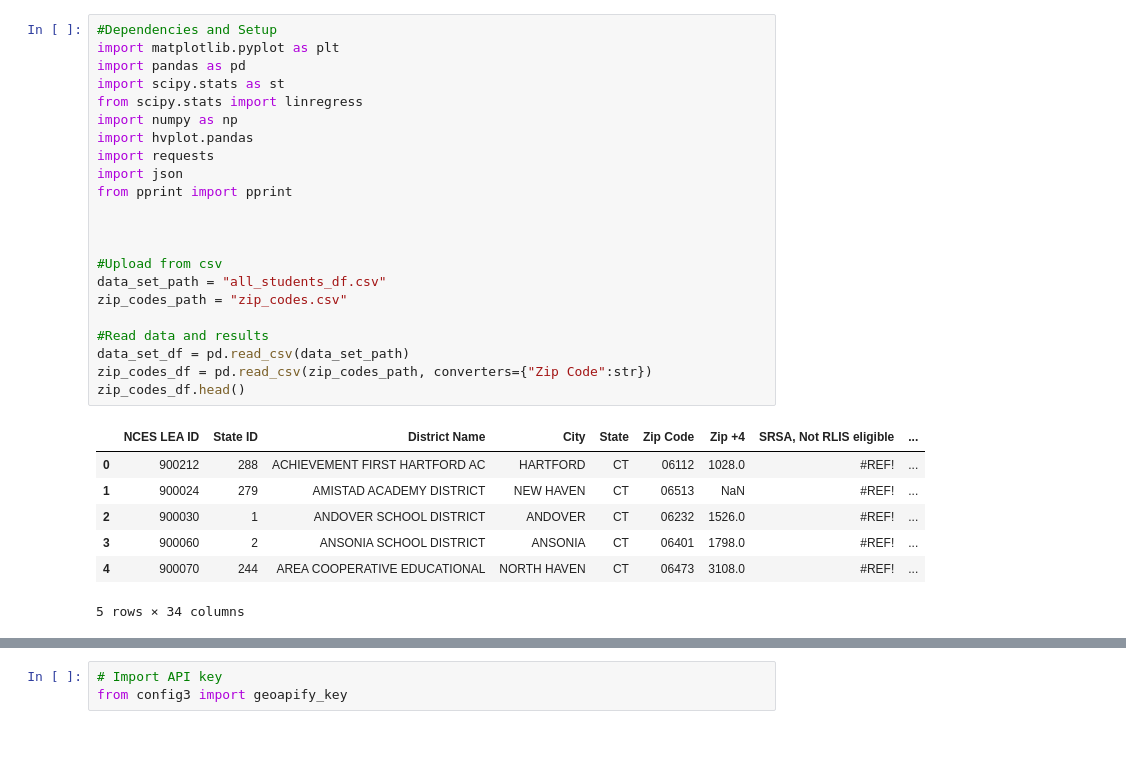
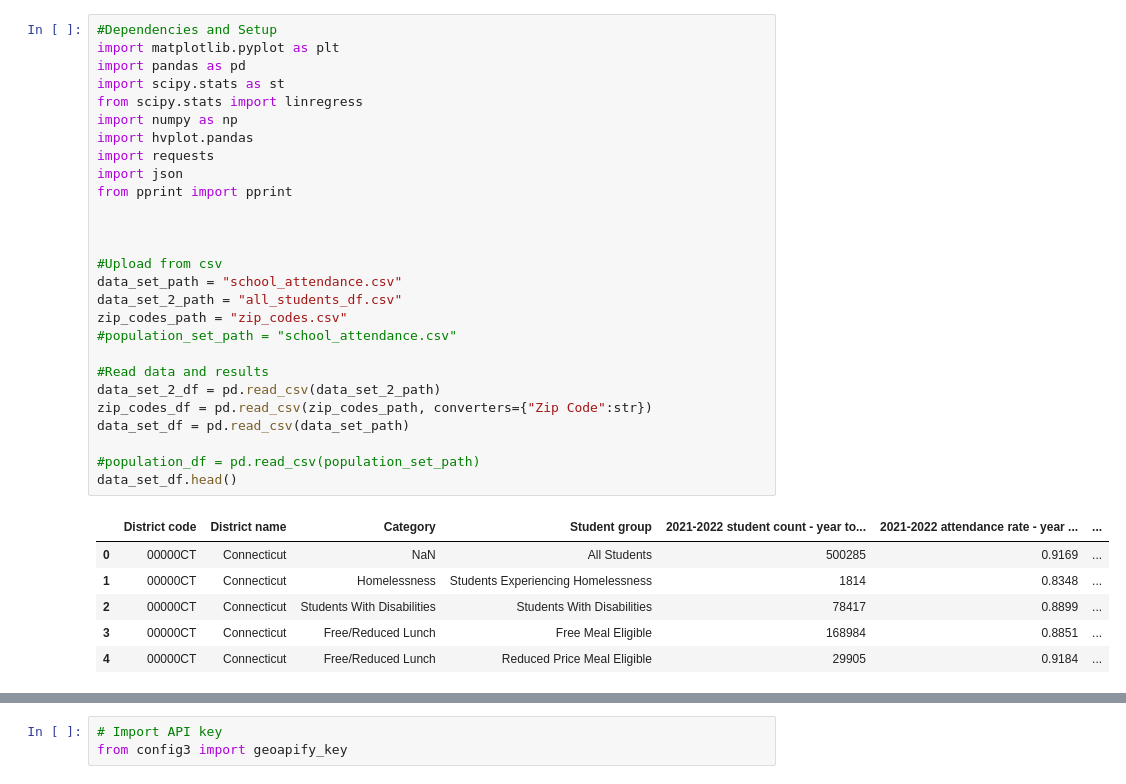
Before and after one commit to jmsavage2008/attendance-project, a Jupyter notebook: Zip Codes.ipynb, the cells around one changed output, grey strips where cells are left out. Drawn from its saved outputs; the diff is of its cells as text; blank space fills up the shorter version.

```diff
--- a/Zip Codes.ipynb
+++ b/Zip Codes.ipynb
@@ -1,30 +1,34 @@
 # %%
 #Dependencies and Setup
 import matplotlib.pyplot as plt
 import pandas as pd
 import scipy.stats as st
 from scipy.stats import linregress
 import numpy as np
 import hvplot.pandas
 import requests
 import json
 from pprint import pprint
 
 
 
 #Upload from csv
-data_set_path = "all_students_df.csv"
+data_set_path = "school_attendance.csv"
+data_set_2_path = "all_students_df.csv"
 zip_codes_path = "zip_codes.csv"
+#population_set_path = "school_attendance.csv"
 
 #Read data and results
+data_set_2_df = pd.read_csv(data_set_2_path)
+zip_codes_df = pd.read_csv(zip_codes_path, converters={"Zip Code":str})
 data_set_df = pd.read_csv(data_set_path)
-zip_codes_df = pd.read_csv(zip_codes_path, converters={"Zip Code":str})
-zip_codes_df.head()
+
+#population_df = pd.read_csv(population_set_path)
+data_set_df.head()
 # %% [output]
-|  | NCES LEA ID | State ID | District Name | City | State | Zip Code | Zip +4 | SRSA, Not RLIS eligible | ... |
-| 0 | 900212 | 288 | ACHIEVEMENT FIRST HARTFORD AC | HARTFORD | CT | 06112 | 1028.0 | #REF! | ... |
-| 1 | 900024 | 279 | AMISTAD ACADEMY DISTRICT | NEW HAVEN | CT | 06513 | NaN | #REF! | ... |
-| 2 | 900030 | 1 | ANDOVER SCHOOL DISTRICT | ANDOVER | CT | 06232 | 1526.0 | #REF! | ... |
-| 3 | 900060 | 2 | ANSONIA SCHOOL DISTRICT | ANSONIA | CT | 06401 | 1798.0 | #REF! | ... |
-| 4 | 900070 | 244 | AREA COOPERATIVE EDUCATIONAL | NORTH HAVEN | CT | 06473 | 3108.0 | #REF! | ... |
+|  | District code | District name | Category | Student group | 2021-2022 student count - year to... | 2021-2022 attendance rate - year ... | ... |
+| 0 | 00000CT | Connecticut | NaN | All Students | 500285 | 0.9169 | ... |
+| 1 | 00000CT | Connecticut | Homelessness | Students Experiencing Homelessness | 1814 | 0.8348 | ... |
+| 2 | 00000CT | Connecticut | Students With Disabilities | Students With Disabilities | 78417 | 0.8899 | ... |
+| 3 | 00000CT | Connecticut | Free/Reduced Lunch | Free Meal Eligible | 168984 | 0.8851 | ... |
+| 4 | 00000CT | Connecticut | Free/Reduced Lunch | Reduced Price Meal Eligible | 29905 | 0.9184 | ... |
-5 rows × 34 columns
```
Also changed, not shown: parts of 18 cells of this notebook, 21 other files.
